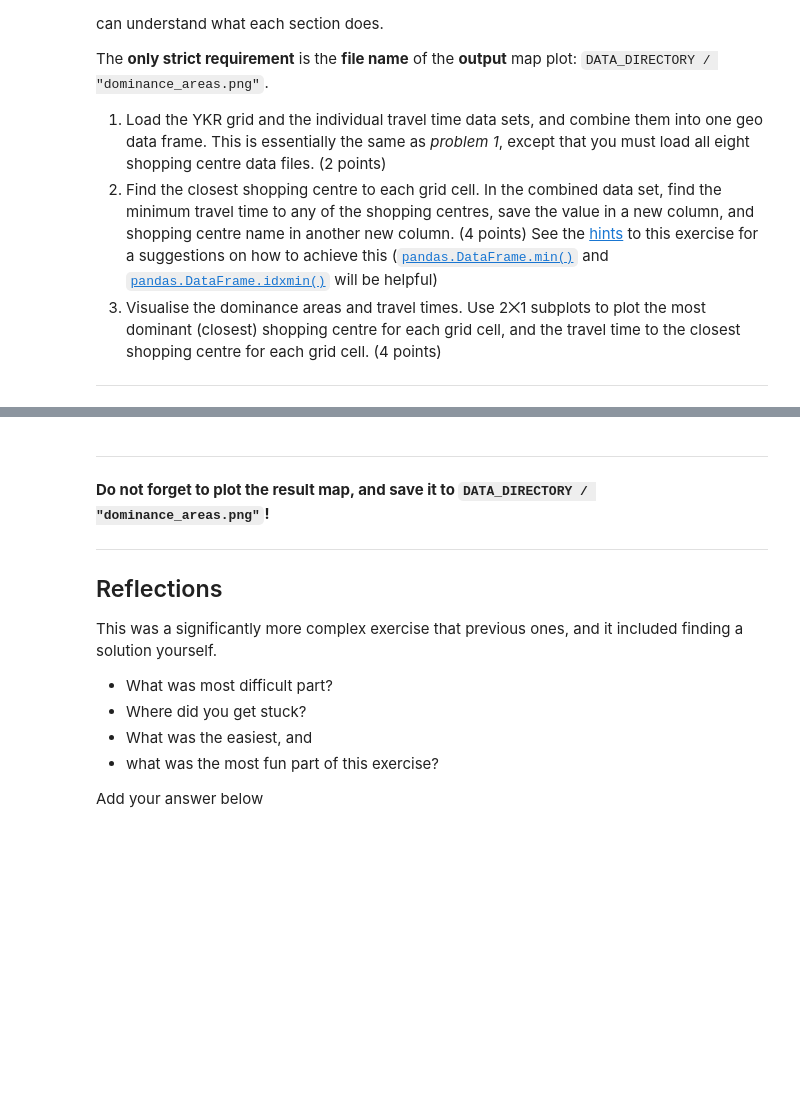
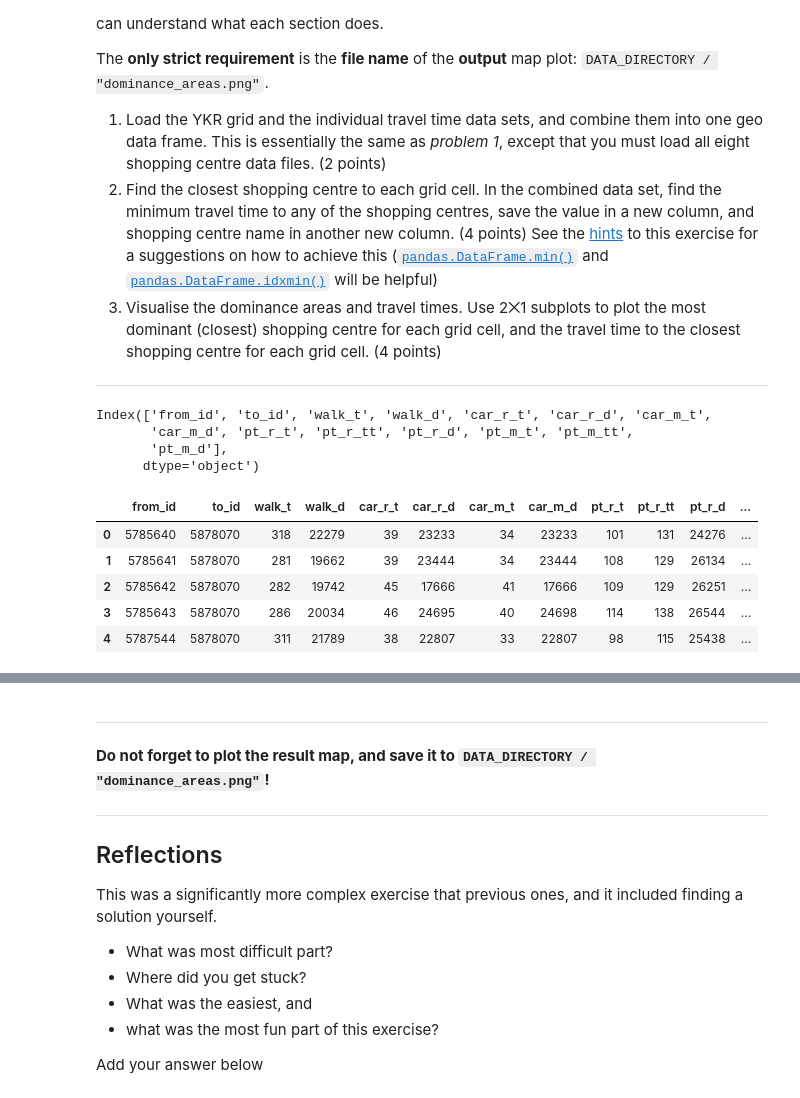
Before and after one commit to SyedAR-17/Geo-Python, a Jupyter notebook: Exercise-4-problem-2.ipynb, the cells around one changed output, grey strips where cells are left out. Drawn from its saved outputs; the diff is of its cells as text; code cells hidden in the pictures; blank space fills up the shorter version.

```diff
--- a/Exercise-4-problem-2.ipynb
+++ b/Exercise-4-problem-2.ipynb
@@ -68,3 +68,19 @@ itis = pandas.read_csv("/content/travel_times_to_5944003_Itis.txt", sep=';')
 forum = pandas.read_csv("/content/travel_times_to_5975373_Forum.txt", sep=';')
 iso = pandas.read_csv("/content/travel_times_to_5978593_Iso_Omena.txt", sep=';')
 ruo = pandas.read_csv("/content/travel_times_to_5980260_Ruoholahti.txt", sep=';')
+# %%
+print(jumbo.columns)
+# %% [output]
+Index(['from_id', 'to_id', 'walk_t', 'walk_d', 'car_r_t', 'car_r_d', 'car_m_t',
+       'car_m_d', 'pt_r_t', 'pt_r_tt', 'pt_r_d', 'pt_m_t', 'pt_m_tt',
+       'pt_m_d'],
+      dtype='object')
+# %%
+jumbo.head()
+# %% [output]
+|  | from_id | to_id | walk_t | walk_d | car_r_t | car_r_d | car_m_t | car_m_d | pt_r_t | pt_r_tt | pt_r_d | ... |
+| 0 | 5785640 | 5878070 | 318 | 22279 | 39 | 23233 | 34 | 23233 | 101 | 131 | 24276 | ... |
+| 1 | 5785641 | 5878070 | 281 | 19662 | 39 | 23444 | 34 | 23444 | 108 | 129 | 26134 | ... |
+| 2 | 5785642 | 5878070 | 282 | 19742 | 45 | 17666 | 41 | 17666 | 109 | 129 | 26251 | ... |
+| 3 | 5785643 | 5878070 | 286 | 20034 | 46 | 24695 | 40 | 24698 | 114 | 138 | 26544 | ... |
+| 4 | 5787544 | 5878070 | 311 | 21789 | 38 | 22807 | 33 | 22807 | 98 | 115 | 25438 | ... |
```
Also changed, not shown: parts of 15 cells of this notebook.
